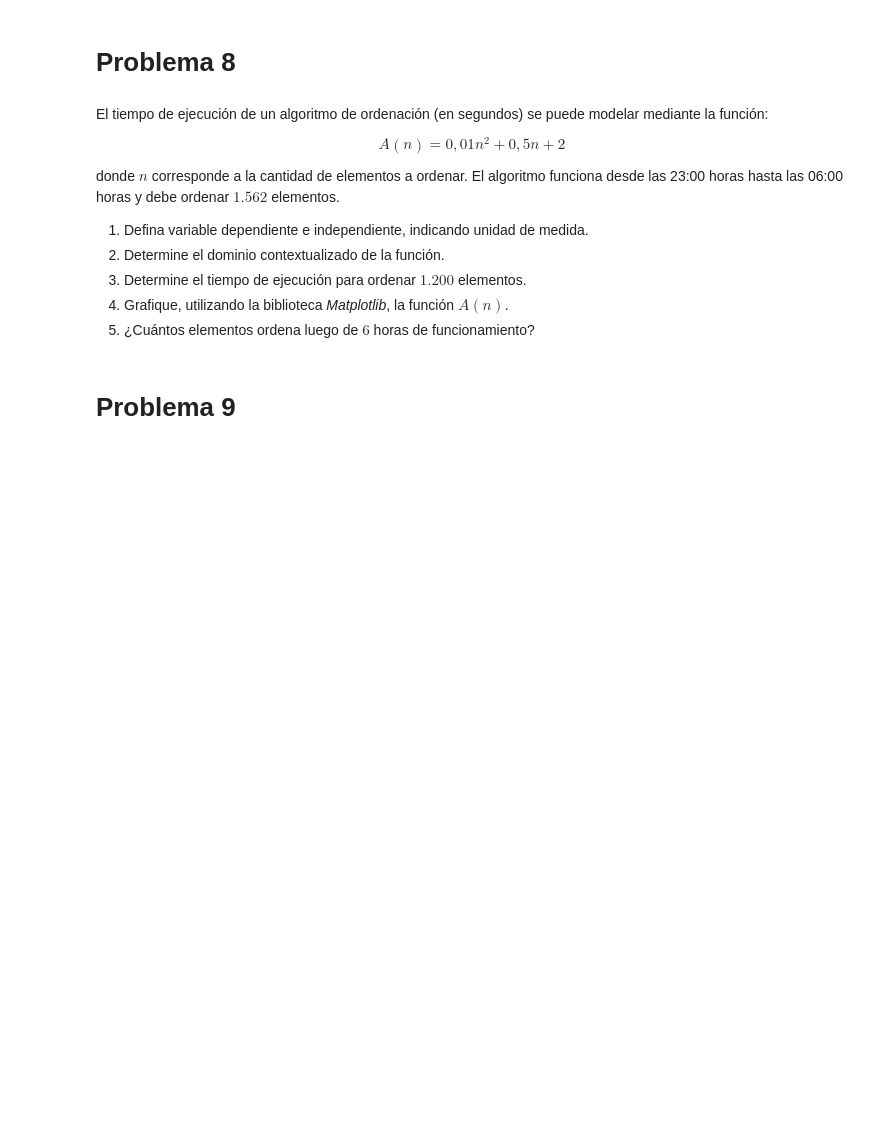
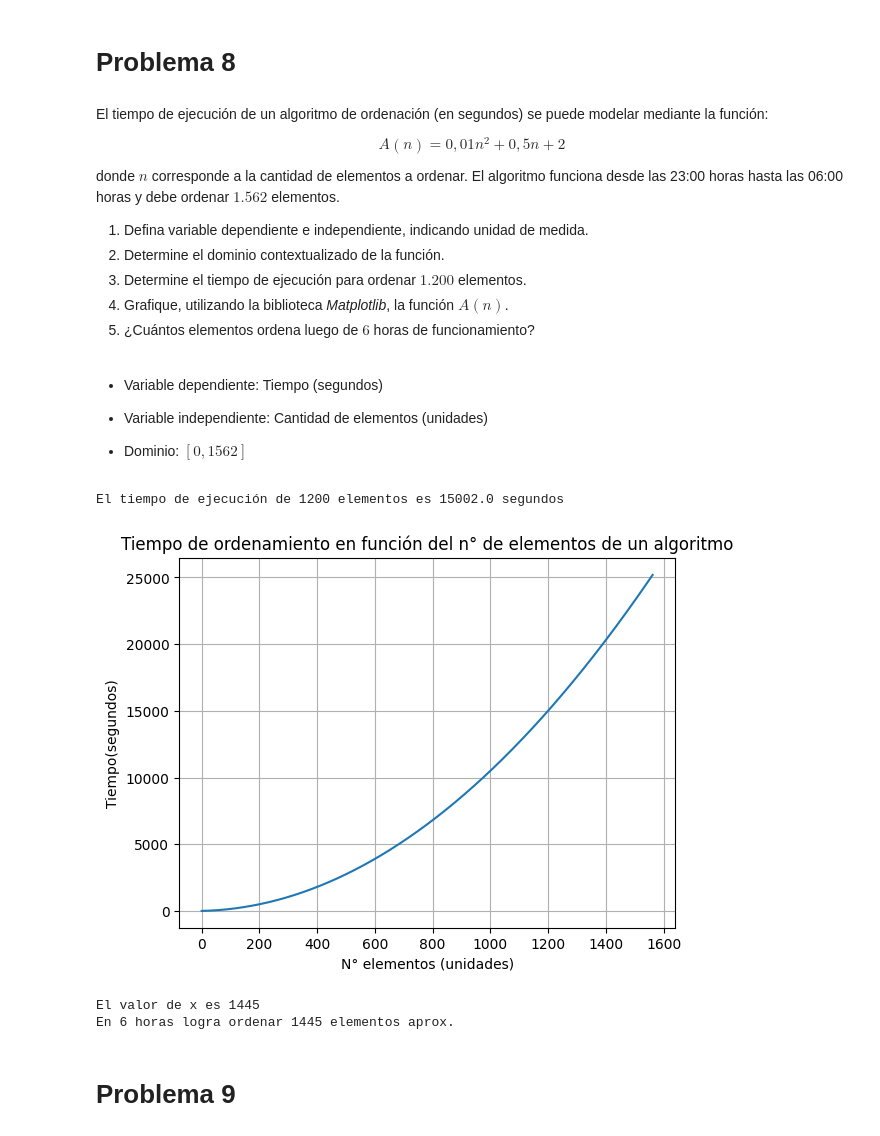
Before and after one commit to nicolasandovalm-svg/ejerciciosPython2026, a Jupyter notebook: Matematica Aplicada/G1_Funciones.ipynb, the cells around one changed output. Cells and saved outputs as stored; diff of their text form; code cells hidden in the pictures; blank space fills up the shorter version.

```diff
--- a/Matematica Aplicada/G1_Funciones.ipynb
+++ b/Matematica Aplicada/G1_Funciones.ipynb
@@ -246,6 +262,50 @@ donde $n$ corresponde a la cantidad de elementos a ordenar. El algoritmo funcion
 3. Determine el tiempo de ejecución para ordenar $1.200$ elementos.
 4. Grafique, utilizando la biblioteca *Matplotlib*, la función $A(n)$.
 5. ¿Cuántos elementos ordena luego de $6$ horas de funcionamiento?
+# %% [markdown]
+* Variable dependiente: Tiempo (segundos)
+* Variable independiente: Cantidad de elementos (unidades)
+
+* Dominio: $[0, 1562]$
+# %%
+def A(n):
+    return 0.01 * n**2 + 0.5 * n + 2
+print("El tiempo de ejecución de 1200 elementos es", A(1200), "segundos")
+#1 hora = 3600 seg
+# %% [output]
+El tiempo de ejecución de 1200 elementos es 15002.0 segundos
+# %%
+import numpy as np
+import matplotlib.pyplot as plt
+def A(n):
+    return 0.01 * n**2 + 0.5 * n + 2
+x = np.arange(0, 1563, 1)
+plt.plot(x, A(x))
+plt.title('Tiempo de ordenamiento en función del n° de elementos de un algoritmo')
+plt.xlabel('N° elementos (unidades)')
+plt.ylabel('Tiempo(segundos)')
+plt.grid(True)
+#plt.legend()
+plt.show()
+# %% [output]
+[figure, added]
+# %%
+import numpy as np
+from scipy.optimize import fsolve
+def A(n):
+    return 0.01 * n**2 + 0.5 * n + 2
+#Definir la nueva función igualando a cero
+def f(x):
+    return A(x)- 6*3600
+
+#Valor/es inicial/es de la aproximación
+x = np.linspace(0,10,1)
+solucion = fsolve(f, x)
+print(f'El valor de x es {round(solucion[0])}')
+print("En 6 horas logra ordenar 1445 elementos aprox.")
+# %% [output]
+El valor de x es 1445
+En 6 horas logra ordenar 1445 elementos aprox.
 # %% [markdown]
 # Problema 9
 # %% [markdown]
```
Also changed, not shown: parts of 18 cells of this notebook, 1 other file.
